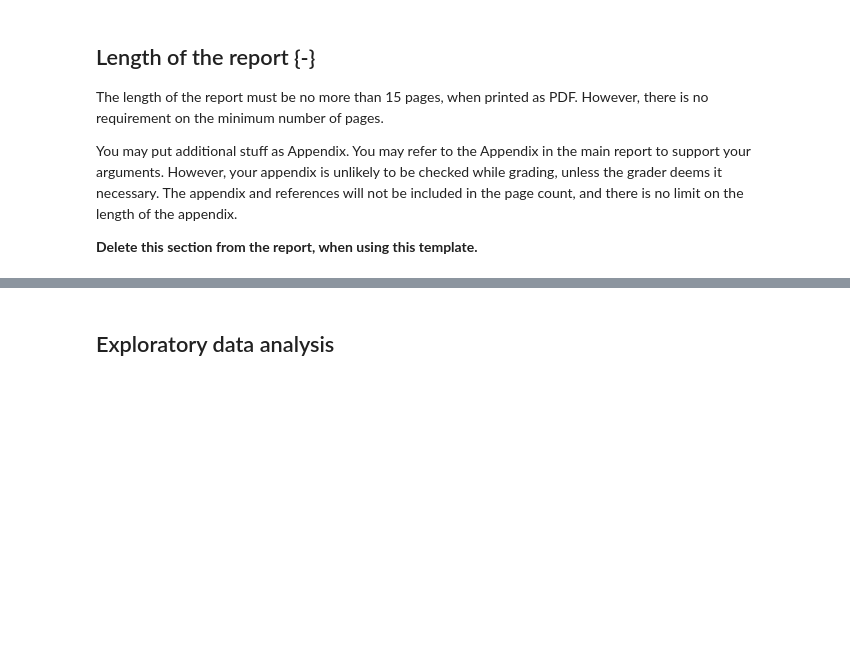
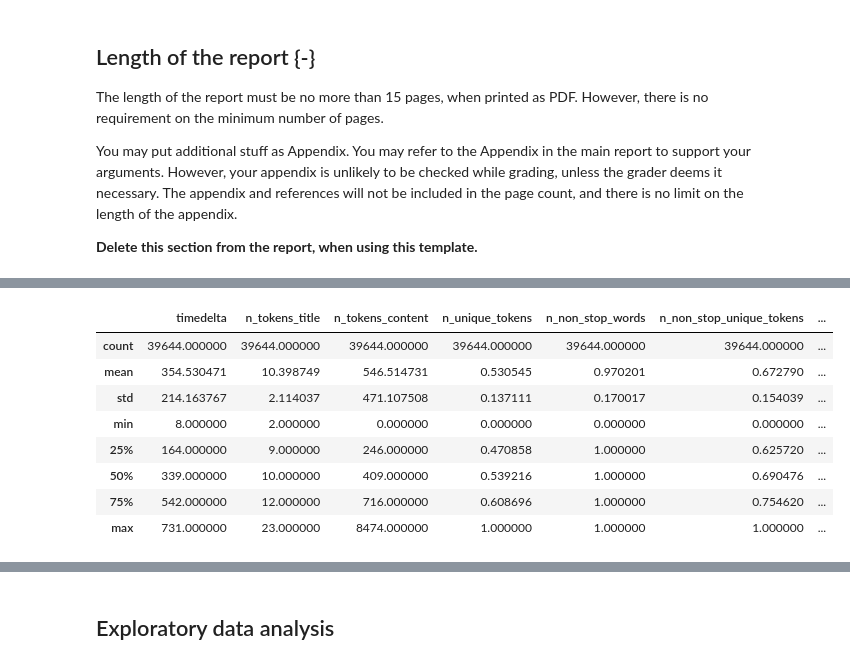
Before and after one commit to danielhe-nu/STAT-303-3-Project, a Jupyter notebook: 3033_project_report.ipynb, the cells around one changed output, grey strips where cells are left out. Cells and saved outputs as stored; diff of their text form; code cells hidden in the pictures; blank space fills up the shorter version.

```diff
--- a/3033_project_report.ipynb
+++ b/3033_project_report.ipynb
@@ -89,0 +132,13 @@ Did you do any data wrangling or data preparation before the data was ready to u
+# %%
+#| echo: false
+data_num.iloc[:,0:10].describe()
+# %% [output]
+|  | timedelta | n_tokens_title | n_tokens_content | n_unique_tokens | n_non_stop_words | n_non_stop_unique_tokens | ... |
+| count | 39644.000000 | 39644.000000 | 39644.000000 | 39644.000000 | 39644.000000 | 39644.000000 | ... |
+| mean | 354.530471 | 10.398749 | 546.514731 | 0.530545 | 0.970201 | 0.672790 | ... |
+| std | 214.163767 | 2.114037 | 471.107508 | 0.137111 | 0.170017 | 0.154039 | ... |
+| min | 8.000000 | 2.000000 | 0.000000 | 0.000000 | 0.000000 | 0.000000 | ... |
+| 25% | 164.000000 | 9.000000 | 246.000000 | 0.470858 | 1.000000 | 0.625720 | ... |
+| 50% | 339.000000 | 10.000000 | 409.000000 | 0.539216 | 1.000000 | 0.690476 | ... |
+| 75% | 542.000000 | 12.000000 | 716.000000 | 0.608696 | 1.000000 | 0.754620 | ... |
+| max | 731.000000 | 23.000000 | 8474.000000 | 1.000000 | 1.000000 | 1.000000 | ... |
```
Also changed, not shown: parts of 76 cells of this notebook.
